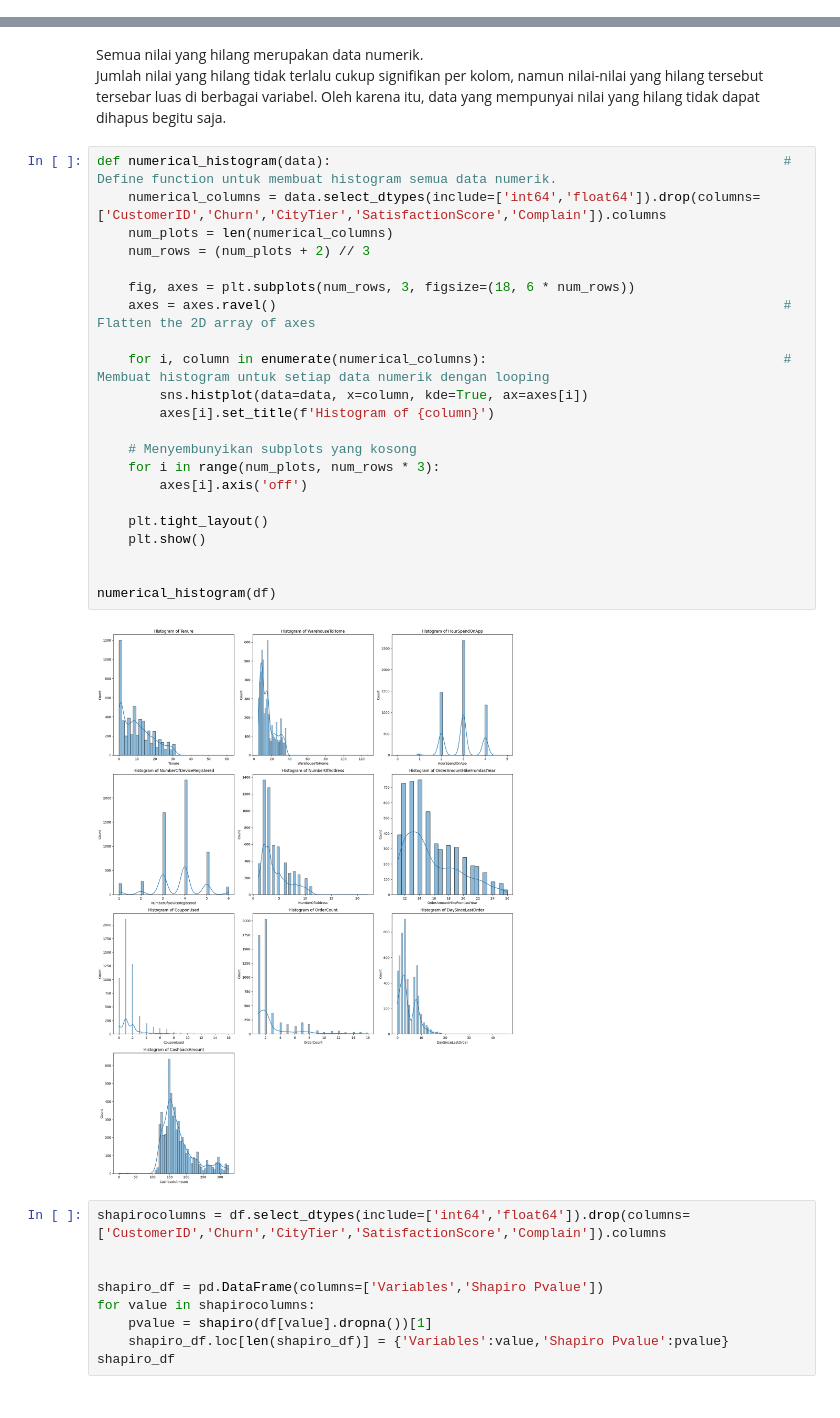
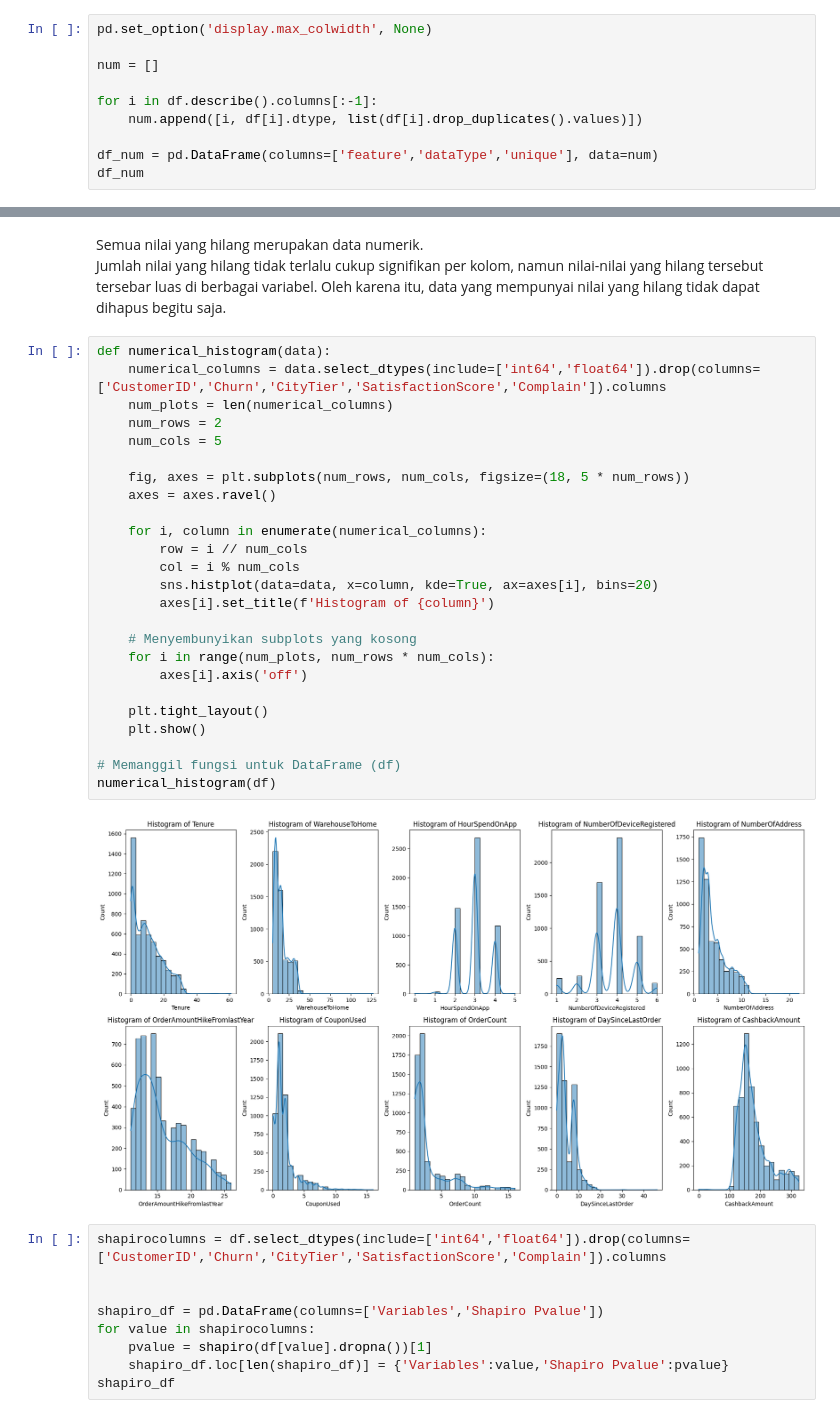
Before and after one commit to tasiamdln/E_Commerce_Churn_Analysis_ML, a Jupyter notebook: E_Commerce_Churn_Classification_and_Data_Analysis.ipynb, the cells around one changed output, grey strips where cells are left out. Drawn from its saved outputs; the diff is of its cells as text.

Commit message:
update 7/12
- perbaikan data float ke int
- penambahan eda dan insihgtnya
- perbaikan nama model pada crossvalidation
- kesimpulan dan rekomendasi

```diff
--- a/E_Commerce_Churn_Classification_and_Data_Analysis.ipynb
+++ b/E_Commerce_Churn_Classification_and_Data_Analysis.ipynb
@@ -164,0 +163,10 @@ Jika kita lihat tabel di atas, semua data numerik sudah sesuai pada umumnya.
+# %%
+pd.set_option('display.max_colwidth', None)
+
+num = []
+
+for i in df.describe().columns[:-1]:
+    num.append([i, df[i].dtype, list(df[i].drop_duplicates().values)])
+
+df_num = pd.DataFrame(columns=['feature','dataType','unique'], data=num)
+df_num
@@ -280,29 +306,32 @@ Text(0.5, 1.0, 'Distribution of Missing Value')
 # %% [markdown]
 Semua nilai yang hilang merupakan data numerik. <br> Jumlah nilai yang hilang tidak terlalu cukup signifikan per kolom, namun nilai-nilai yang hilang tersebut tersebar luas di berbagai variabel. Oleh karena itu, data yang mempunyai nilai yang hilang tidak dapat dihapus begitu saja.
 # %%
-def numerical_histogram(data):                                                          # Define function untuk membuat histogram semua data numerik.
+def numerical_histogram(data):
     numerical_columns = data.select_dtypes(include=['int64','float64']).drop(columns=['CustomerID','Churn','CityTier','SatisfactionScore','Complain']).columns
     num_plots = len(numerical_columns)
-    num_rows = (num_plots + 2) // 3
+    num_rows = 2
+    num_cols = 5
 
-    fig, axes = plt.subplots(num_rows, 3, figsize=(18, 6 * num_rows))
-    axes = axes.ravel()                                                                 # Flatten the 2D array of axes
+    fig, axes = plt.subplots(num_rows, num_cols, figsize=(18, 5 * num_rows))
+    axes = axes.ravel()
 
-    for i, column in enumerate(numerical_columns):                                      # Membuat histogram untuk setiap data numerik dengan looping
-        sns.histplot(data=data, x=column, kde=True, ax=axes[i])
+    for i, column in enumerate(numerical_columns):
+        row = i // num_cols
+        col = i % num_cols
+        sns.histplot(data=data, x=column, kde=True, ax=axes[i], bins=20)
         axes[i].set_title(f'Histogram of {column}')
 
     # Menyembunyikan subplots yang kosong
-    for i in range(num_plots, num_rows * 3):
+    for i in range(num_plots, num_rows * num_cols):
         axes[i].axis('off')
 
     plt.tight_layout()
     plt.show()
 
-
+# Memanggil fungsi untuk DataFrame (df)
 numerical_histogram(df)
 # %% [output]
-[figure, old version]
+[figure, new version]
 # %%
 shapirocolumns = df.select_dtypes(include=['int64','float64']).drop(columns=['CustomerID','Churn','CityTier','SatisfactionScore','Complain']).columns
 
```
Also changed, not shown: parts of 34 cells of this notebook.
